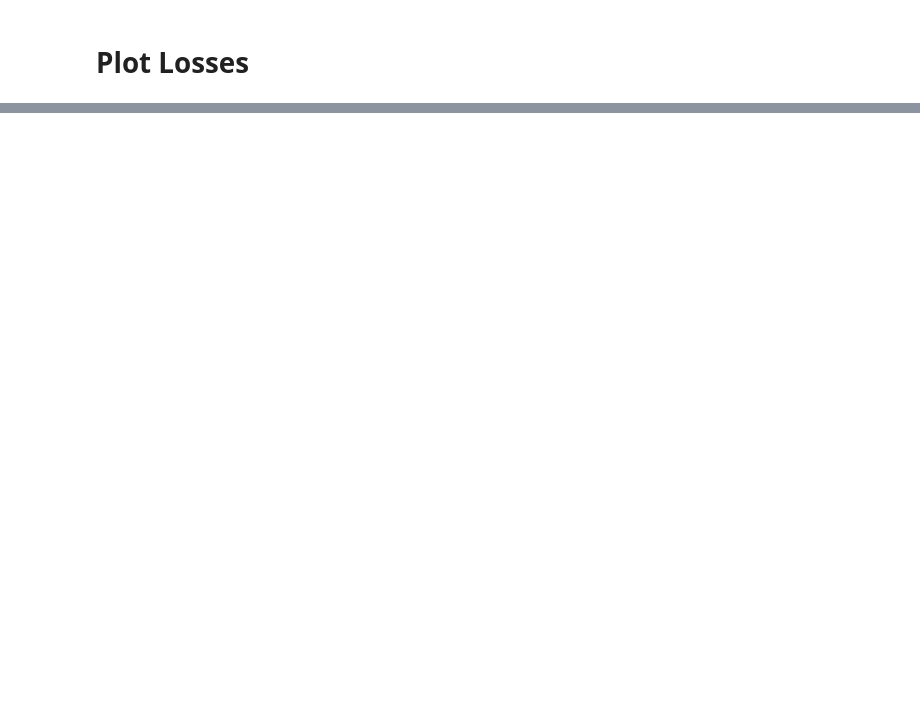
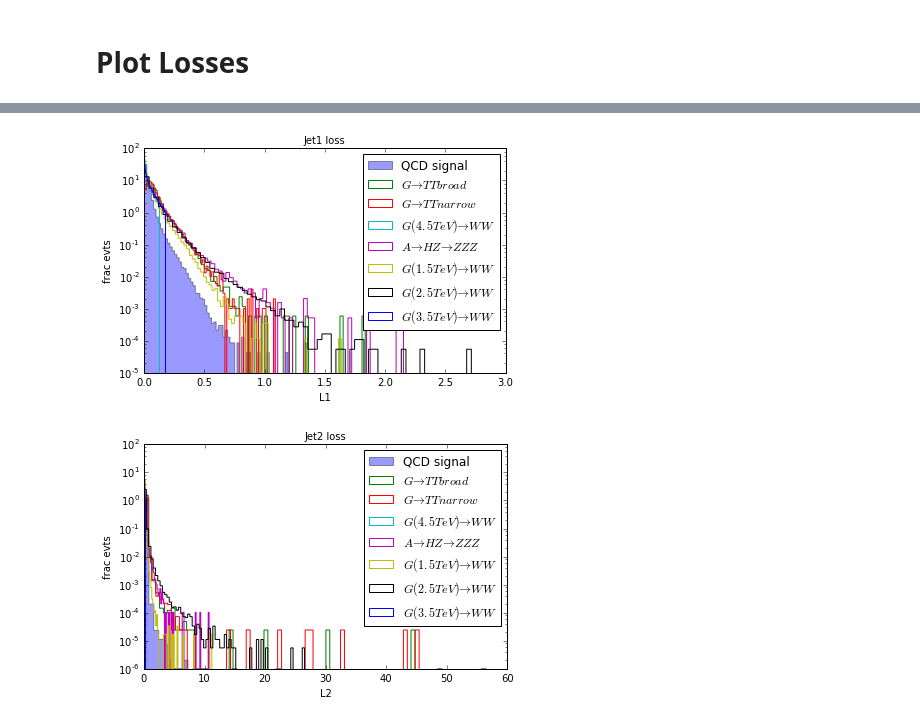
Before and after one commit to kingusiu/goodness_of_fit, a Jupyter notebook: plot_vae_result_losses.ipynb, the cells around one changed output, grey strips where cells are left out. Drawn from its saved outputs; the diff is of its cells as text; code cells hidden in the pictures; blank space fills up the shorter version.

```diff
--- a/plot_vae_result_losses.ipynb
+++ b/plot_vae_result_losses.ipynb
@@ -83,6 +89,12 @@ def computeDiscriminatingVar_sum(l1, l2):
 def computeDiscriminatingVar_min(l1, l2):
     out = np.minimum(l1,l2)
     return out
+# %%
+def reject_outliers(loss, m = 5.):
+    d = np.abs(loss - np.median(loss))
+    mdev = np.median(d)
+    s = d/mdev if mdev else 0.
+    return loss[s<m]
 # %% [markdown]
 # Data Samples
 # %%
@@ -157,0 +170,27 @@ plot_hist( losses, 'min(L1,L2)', 'frac evts', 'min(L1,L2) loss', 'sum_j1j2_reco_
+# %%
+# plot L1 1D distribution
+losses = []
+for n, label in sample_label.iteritems():
+    x = data[n]
+    if n == 'GtoWW3' or n == 'GtoWW4':
+        y = reject_outliers(x['j1TotalLoss'])
+    else:
+        y = x['j1TotalLoss']
+    losses.append(y)
+
+plot_hist( losses, 'L1', 'frac evts', 'Jet1 loss', 'l1_loss', list(sample_label.values()))
+
+# plot min(L1,L2) loss 1D distribution
+losses = []
+for n, label in sample_label.iteritems():
+    x = data[n]
+    if n == 'GtoWW3' or n == 'GtoWW4':
+        y = reject_outliers(x['j2TotalLoss'])
+    else:
+        y = x['j2TotalLoss']
+    losses.append(y)
+
+plot_hist( losses, 'L2', 'frac evts', 'Jet2 loss', 'l2_loss', list(sample_label.values()))
+# %% [output]
+[figure, added]
+[figure, added]
```
Also changed, not shown: parts of 4 cells of this notebook, 25 other files.
